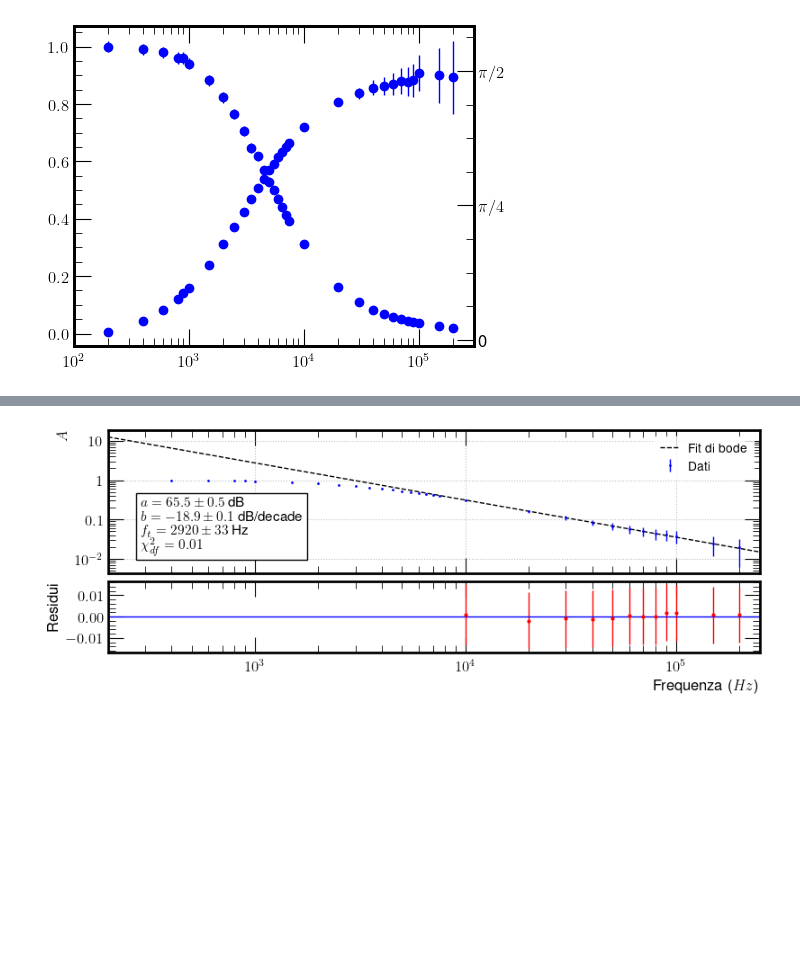
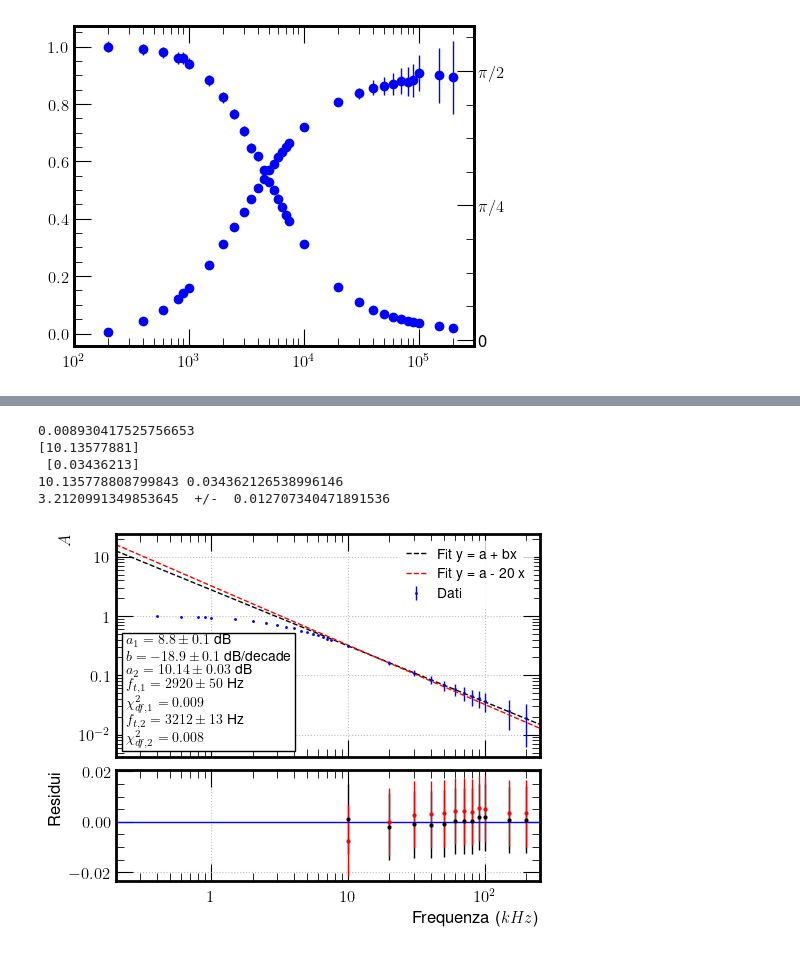
Before and after one commit to Fra005Ve/G09---SF2-, a Jupyter notebook: RC in frequenza/RCfrequenza.ipynb, the cells around one changed output, grey strips where cells are left out. Saved outputs shown, nothing was run; the diff lists cells and outputs as text; code cells hidden in the pictures; blank space fills up the shorter version.

```diff
--- a/RC in frequenza/RCfrequenza.ipynb
+++ b/RC in frequenza/RCfrequenza.ipynb
@@ -566,47 +637,85 @@ print(round(10**log_ftbode), '+/-', round(10**(slog_ftbode+log_ftbode)-10**log_f
+# %%
+# Fit di Bode
+valbode2, covbode2 = curve_fit(bodesbagliato, np.log10(f[f > 8e3]/10**3), 20*np.log10(Tf[f > 8e3]), method='lm' ,sigma=sTf[f > 8e3]/Tf[f > 8e3], absolute_sigma=True)
+
+residuBode2 = Tf[f > 8e3] - 10**(bodesbagliato(np.log10(f[f > 8e3]/10**3), *valbode2)/20)
+chi2bode2 = np.sum((residuBode/sTf[f > 8e3])**2)
+
+print(chi2bode2/(len(sTf[f > 8e3])-2))
+
+print(valbode2, '\n' , np.sqrt(np.diag(covbode2))) # Se voglio vedere i -20 dB su decade basta moltiplicare questo per 20
+
+a2 = valbode2[0]
+sa2 = covbode2[0,0]**0.5
+
+print(a2, sa2)
+print(10**(a2/20), " +/- ", np.log(10)/20 * 10**(a2/20) * sa2)
+
+frequenze.append(10**(a2/20)*1000)
+sfrequenze.append(np.log(10)/20 * 10**(a2/20) * sa2 * 1000)
+# %% [output]
+0.008930417525756653
+[10.13577881]
+ [0.03436213]
+10.135778808799843 0.034362126538996146
+3.2120991349853645  +/-  0.012707340471891536
 # %%
 # Plot del fit di Bode
-fig, ax = plt.subplots(2, 1, figsize=(8, 3),sharex=True, constrained_layout = True, height_ratios=[2, 1])
+fig, ax = plt.subplots(2, 1, figsize=(5, 4),sharex=True, constrained_layout = True, height_ratios=[2, 1])
 
-x_fit = np.linspace(min(f), max(f)+5e4, 1000)
+x_fit = np.linspace(min(f), (max(f)+5e4), 1000)
 
-ax[0].errorbar(f, Tf, yerr=sTf, label="Dati", fmt='o', ms=1)
+ax[0].errorbar(f/1000, Tf, yerr=sTf, label="Dati", fmt='o', ms=1)
 
-ax[0].plot(x_fit, 10**(retta(np.log10(x_fit), *valbode)/20), label="Fit di bode", linestyle='--',  color = "k")
+ax[0].plot(x_fit/1000, 10**(retta(np.log10(x_fit/1000), *valbode)/20), label="Fit y = a + bx", linestyle='--',  color = "k")
+ax[0].plot(x_fit/1000, 10**(bodesbagliato(np.log10(x_fit/1000), *valbode2)/20), label="Fit y = a - 20 x", linestyle='--',  color = "r")
+
 # ax[0].plot(x_fit, 10**(retta(np.log10(x_fit), *(valbode+np.sqrt(np.diag(covbode))))/20), color = "k")
 # ax[0].plot(x_fit, 10**(retta(np.log10(x_fit), *(valbode-np.sqrt(np.diag(covbode))))/20), color = "k")
 ax[0].set_ylabel(r'$A$')
 
-ax[0].set_xlim(min(f), max(f)+5e4)
+# ax[0].plot(x_fit[x_fit<5e4]/1000, np.full(len(x_fit[x_fit<5e4]), 1), label=r"A di $f_t$", linestyle=':',  color = "g")
+
+
+ax[0].set_xlim(min(f)/1000, max(f)/1000 + 50)
 
 ax[0].loglog()
 ax[0].grid(True)
 
 textstr = '\n'.join((
-    r'$a = %.1f \pm %.1f$ dB' % (valbode[0], np.sqrt(covbode[0,0])),
+    r'$a_1 = %.1f \pm %.1f$ dB' % (valbode[0], np.sqrt(covbode[0,0])),
     r'$b = %.1f \pm %.1f $ dB/decade' % (valbode[1], np.sqrt(covbode[1,1])),
-    r'$f_t = %.f \pm %.f$ Hz' % (round(10**log_ftbode), round(10**(slog_ftbode+log_ftbode)-10**log_ftbode)),
-    r'$\chi^2_{df} = %.2f$' % (chi2bode/(len(sTf[f > 8e3])-2))))
+    r'$a_{2} = %.2f \pm %.2f$ dB' % (valbode2[0], np.sqrt(covbode2[0,0])),
+    r'$f_{t,1} = %.f \pm %.f$ Hz' % (round(10**log_ftbode *10**3),round((np.log(10)/np.abs(b))*np.sqrt(sa2+sb2*(a/b)**2-sab*a/b)**0.5 * 10**3, -1)),
+    r'$\chi^2_{df,1} = %.3f$' % (chi2bode/(len(sTf[f > 8e3])-2)),
+    r'$f_{t,2} = %.f \pm %.f$ Hz' % (10**(a2/20)*1000,np.log(10)/20 * 10**(a2/20) * sa2*1000),
+    r'$\chi^2_{df,2} = %.3f$' % (chi2bode2/(len(sTf[f > 8e3])-1))
+
+))
 
 props = dict(boxstyle='square', facecolor='white', alpha=1)
-ax[0].text(0.05, 0.55, textstr, transform=ax[0].transAxes, fontsize=11,
+ax[0].text(0.025, 0.55, textstr, transform=ax[0].transAxes, fontsize=10,
            verticalalignment='top', bbox=props)
 ax[0].legend(loc = "upper right")
 
-ax[1].errorbar(f[f > 8e3],residuBode,yerr=sTf[f > 8e3], fmt='o', label='Residui',ms=2,color='red')
+ax[1].errorbar(f[f > 8e3]/1000,residuBode,yerr=sTf[f > 8e3], fmt='o', label='Residui',ms=2,color='black')
+ax[1].errorbar(f[f > 8e3]/1000,residuBode2,yerr=sTf[f > 8e3], fmt='o', label='Residui',ms=2,color='red')
+
 ax[1].set_ylabel('Residui')
-ax[1].set_xlabel(r'Frequenza ($Hz$)')
-ax[1].plot(x_fit,np.zeros(len(x_fit)))
+ax[1].set_xlabel(r'Frequenza ($kHz$)')
+ax[1].plot(x_fit/1000,np.zeros(len(x_fit)))
+ax[1].grid(True)
 
-plt.savefig('Bode.png',
+plt.savefig('Bode minifigure.png',
            bbox_inches ="tight",
            pad_inches = 0.2,
            transparent = True,
            facecolor ="w",
            edgecolor ='w',
            orientation ='Portrait',
            dpi = 100)
 # %% [output]
-[figure, old version]
+[figure, new version]
 # %%
 R = 3227
 sR = 24
```
Also changed, not shown: parts of 19 cells of this notebook, 12 other files.
